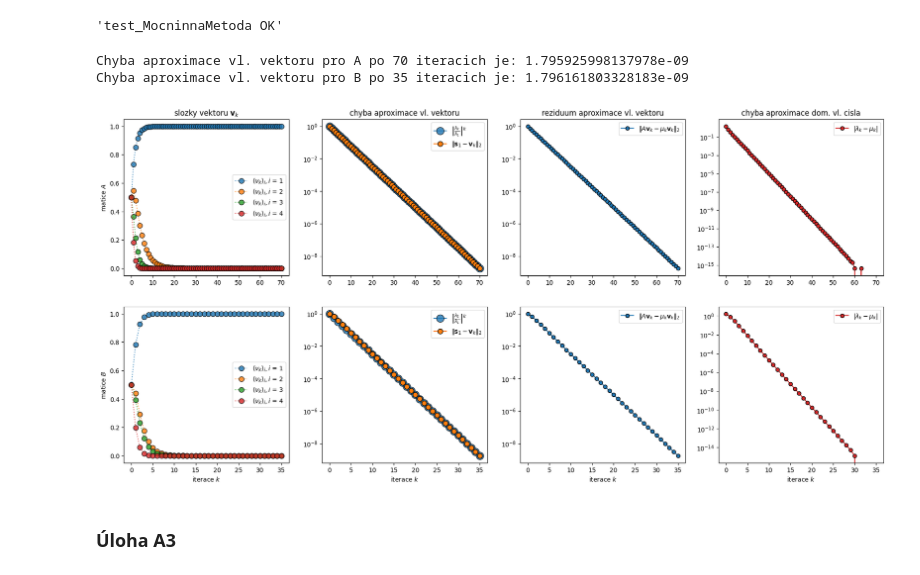
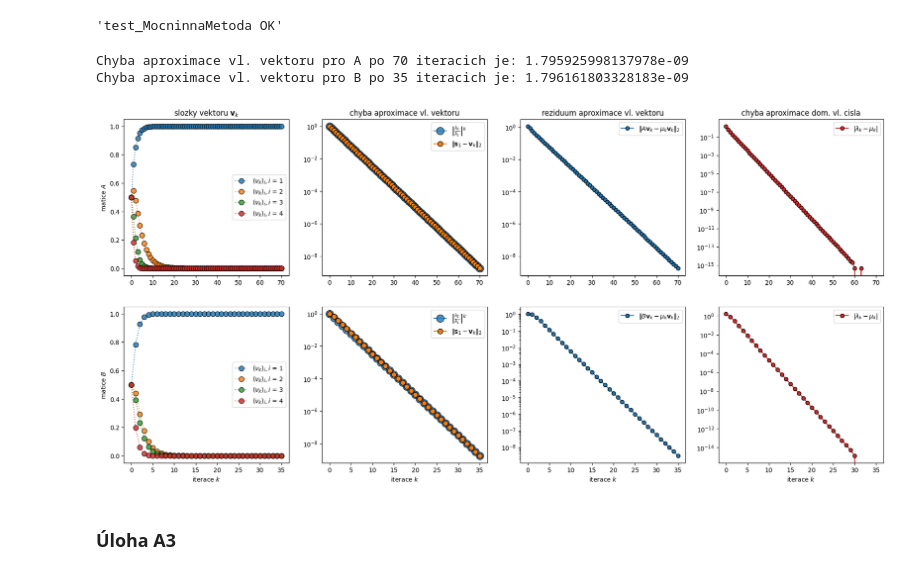
Before and after one commit to num-math/num-math.github.io, a Jupyter notebook: docs/assets/Cviko06_EVD.ipynb, the cells around one changed output. Cells and saved outputs as stored; diff of their text form; code cells hidden in the pictures.

```diff
--- a/docs/assets/Cviko06_EVD.ipynb
+++ b/docs/assets/Cviko06_EVD.ipynb
@@ -149,10 +153,9 @@ def MocninnaMetoda(A,w0,pocetiter):
     # inicializace
     ...
 
-    # vypocet
-    for ... :
-
-    return VlCisla_aproximace, VlVektor_aproximace
+    # iterace
+    ...
+    return
 
 
 #################################################################### Testovani
@@ -171,20 +174,25 @@ test_MocninnaMetoda()
 # %% [output]
 'test_MocninnaMetoda OK'
 # %%
-A = ; w0 = ; pocetiter_A = ;
+A = np.diag(np.array([0,0,0,0])); w0 = np.zeros(A.shape[0]); pocetiter_A = 0;
+
 s1 = np.array([1,0,0,0]); lambda1_A = A[0,0]; lambda2_A = A[1,1]
 VlCisla_A, VlVektory_A = MocninnaMetoda(A,w0,pocetiter_A)
 print( "Chyba aproximace vl. vektoru pro A po {} iteracich je: {}".format(pocetiter_A, np.linalg.norm(VlVektory_A[:,-1] - s1)) )
 
-B = ; w0 =; pocetiter_B = ;
+B = np.diag(np.array([0,0,0,0])); w0 = np.zeros(A.shape[0]); pocetiter_B = 0;
+
 s1 = np.array([1,0,0,0]); lambda1_B = B[0,0]; lambda2_B = B[1,1]
 VlCisla_B, VlVektory_B = MocninnaMetoda(B,w0,pocetiter_B)
 print( "Chyba aproximace vl. vektoru pro B po {} iteracich je: {}".format(pocetiter_B, np.linalg.norm(VlVektory_B[:,-1] - s1)) )
 
 
+### Vizualizace
+iter_mesh_A = np.arange(0,pocetiter_A+1,1); iter_mesh_B = np.arange(0,pocetiter_B+1,1)
+
 ############################## Vykreslovani
-iter_mesh_A = np.arange(0,pocetiter_A+1,1); iter_mesh_B = np.arange(0,pocetiter_B+1,1)
 plt.figure(figsize=(22,10) )
+
 plt.subplot(2,4,1)
 for ind in range(0,len(w0)):
   plt.plot(iter_mesh_A, VlVektory_A[ind,:], "o:", markeredgecolor="k", alpha=.8, ms=8, label=r"$(v_k)_i, i$ = {}".format(ind+1))
@@ -196,37 +204,38 @@ plt.semilogy(iter_mesh_A, ChybaVk_odhad, "o-", markeredgecolor="k", alpha=.8, ms
 plt.semilogy(iter_mesh_A, ChybaVk_mereni, "o-", markeredgecolor="k", ms=8, label=r"$\| \mathbf{s}_1 - \mathbf{v}_k\|_2$" );
 plt.title(r"chyba aproximace vl. vektoru"); plt.legend()
 plt.subplot(2,4,3)
 Reziduum = np.linalg.norm(A @ VlVektory_A - VlVektory_A @ np.diag(VlCisla_A),  axis=0)
-plt.semilogy(iter_mesh_A, ChybaVk_mereni, "o-", markeredgecolor="k", label=r"$\| A\mathbf{v}_k - \mu_k \mathbf{v}_k\|_2$" );
+plt.semilogy(iter_mesh_A, Reziduum, "o-", markeredgecolor="k", label=r"$\| A\mathbf{v}_k - \mu_k \mathbf{v}_k\|_2$" );
 plt.title(r"reziduum aproximace vl. vektoru"); plt.legend()
 plt.subplot(2,4,4)
 ChybaVlCisla_mereni = np.abs(lambda1_A - VlCisla_A)
 plt.semilogy(iter_mesh_A, ChybaVlCisla_mereni, "o-", markeredgecolor="k", c='tab:red', label=r"$| \lambda_k - \mu_k|$" );
 plt.title(r"chyba aproximace dom. vl. cisla"); plt.legend()
+
 plt.subplot(2,4,5)
 for ind in range(0,len(w0)):
   plt.plot(iter_mesh_B, VlVektory_B[ind,:], "o:", markeredgecolor="k", alpha=.8, ms=8, label=r"$(v_k)_i, i$ = {}".format(ind+1))
 plt.xlabel(r"iterace $k$"); plt.ylabel(r"matice $B$"); plt.legend()
 plt.subplot(2,4,6)
 ChybaVk_mereni = np.linalg.norm(VlVektory_B - s1.reshape((len(w0),1)),  axis=0)
 ChybaVk_odhad = (lambda2_B/lambda1_B)**(np.arange(0,pocetiter_B+1))
 plt.semilogy(iter_mesh_B, ChybaVk_odhad, "o-", markeredgecolor="k", alpha=.8, ms=12, label=r"$\left| \frac{\lambda_2}{\lambda_1} \right|^k$" );
 plt.semilogy(iter_mesh_B, ChybaVk_mereni, "o-", markeredgecolor="k", ms=8, label=r"$\| \mathbf{s}_1 - \mathbf{v}_k\|_2$" );
 plt.xlabel(r"iterace $k$"); plt.legend()
 plt.subplot(2,4,7)
-Reziduum = np.linalg.norm(A @ VlVektory_B - VlVektory_B @ np.diag(VlCisla_B),  axis=0)
-plt.semilogy(iter_mesh_B, ChybaVk_mereni, "o-", markeredgecolor="k", label=r"$\| A\mathbf{v}_k - \mu_k \mathbf{v}_k\|_2$" );
+Reziduum = np.linalg.norm(B @ VlVektory_B - VlVektory_B @ np.diag(VlCisla_B),  axis=0)
+plt.semilogy(iter_mesh_B, Reziduum, "o-", markeredgecolor="k", label=r"$\| B\mathbf{v}_k - \mu_k \mathbf{v}_k\|_2$" );
 plt.xlabel(r"iterace $k$"); plt.legend()
 plt.subplot(2,4,8)
 ChybaVlCisla_mereni = np.abs(lambda1_B - VlCisla_B)
 plt.semilogy(iter_mesh_B, ChybaVlCisla_mereni, "o-", markeredgecolor="k", c='tab:red', label=r"$| \lambda_k - \mu_k|$" );
 plt.xlabel(r"iterace $k$"); plt.legend()
 plt.show()
 ############################## Vykreslovani
 # %% [output]
 Chyba aproximace vl. vektoru pro A po 70 iteracich je: 1.795925998137978e-09
 Chyba aproximace vl. vektoru pro B po 35 iteracich je: 1.796161803328183e-09
-[figure, old version]
+[figure, new version]
 # %% [markdown]
 ### Úloha A3
 # %% [markdown]
```
Also changed, not shown: parts of 3 cells of this notebook, 3 other files.
